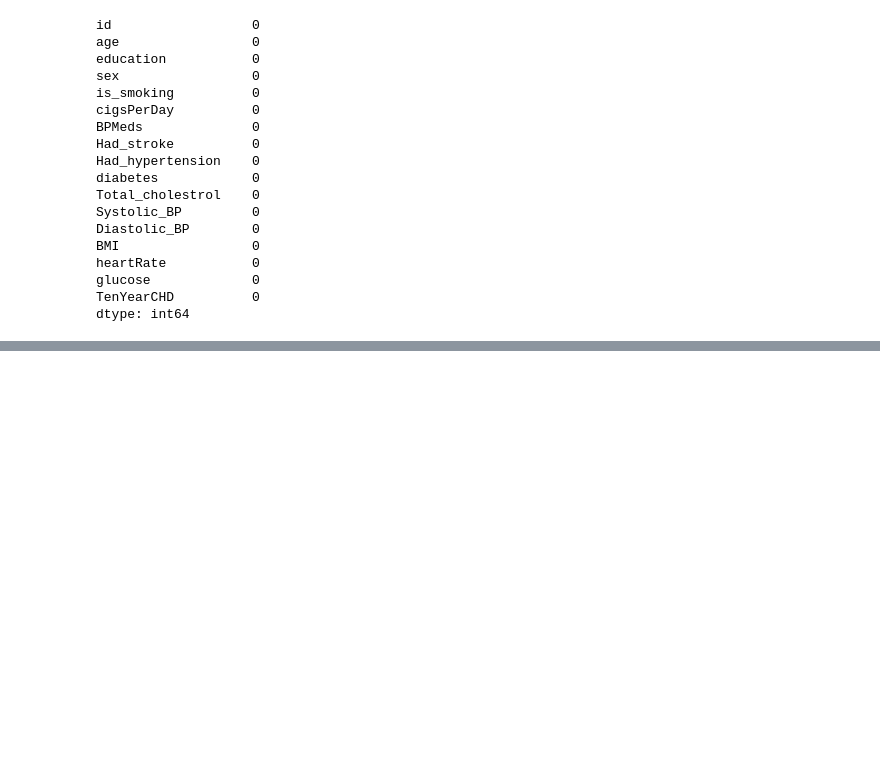
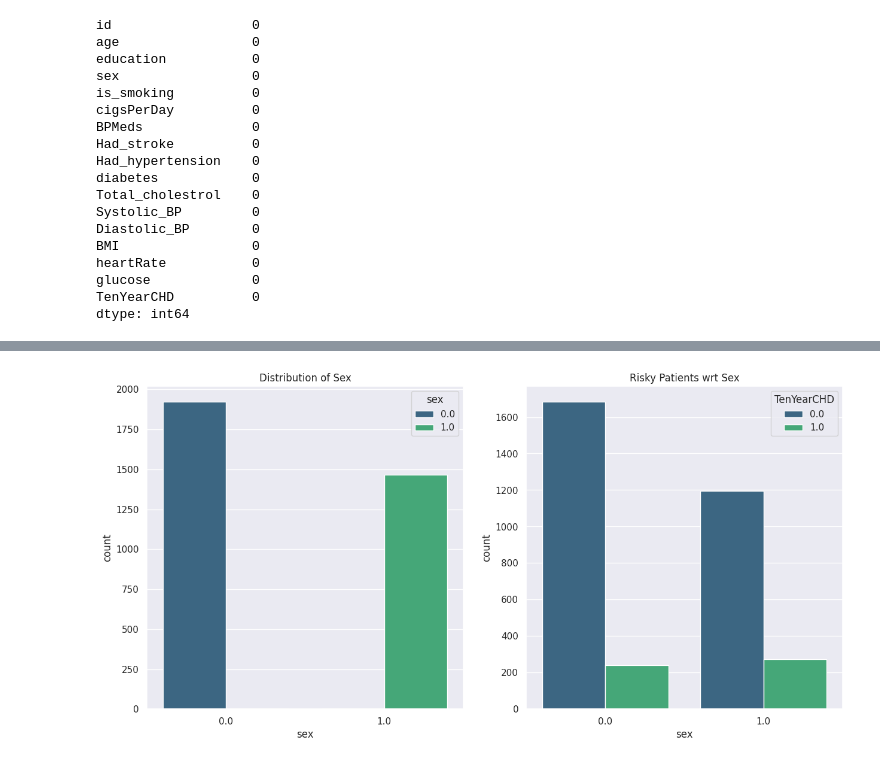
Before and after one commit to sidpatondikar/Capstone-Cardiovascular-Risk-Prediction, a Jupyter notebook: Cardiovasuclar_Risk_Prediction.ipynb, the cells around one changed output, grey strips where cells are left out. Saved outputs shown, nothing was run; the diff lists cells and outputs as text; code cells hidden in the pictures; blank space fills up the shorter version.

```diff
--- a/Cardiovasuclar_Risk_Prediction.ipynb
+++ b/Cardiovasuclar_Risk_Prediction.ipynb
@@ -346,0 +396,14 @@ dtype: int64
+# %%
+#Distribution of sex
+plt.figure(figsize=(15,7))
+
+plt.subplot(1,2,1)
+sns.countplot(data=df,x='sex',hue='sex',palette='viridis')
+plt.title('Distribution of Sex')
+
+plt.subplot(1,2,2)
+sns.countplot(data=df,x='sex',hue='TenYearCHD',palette='viridis')
+plt.title('Risky Patients wrt Sex')
+plt.show()
+# %% [output]
+[figure, added]
```
Also changed, not shown: parts of 29 cells of this notebook.
